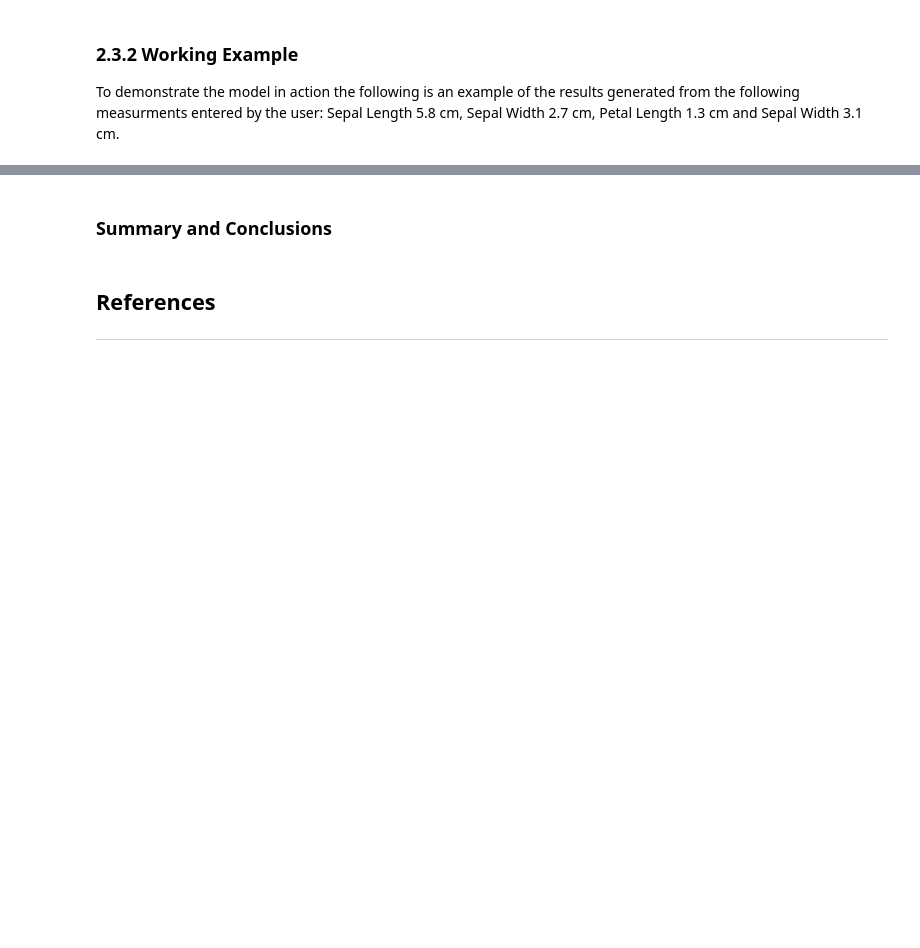
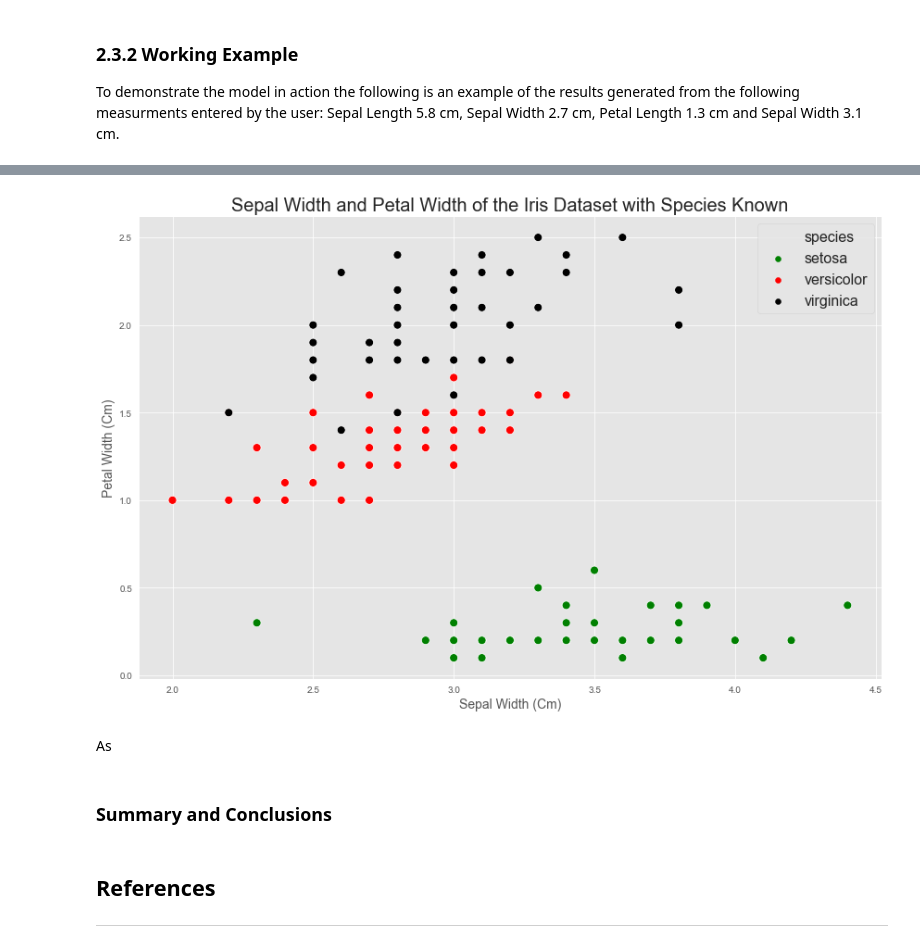
Before and after one commit to JPLee01/Machine_Learning_and_Statistics, a Jupyter notebook: scikit-learn.ipynb, the cells around one changed output, grey strips where cells are left out. Drawn from its saved outputs; the diff is of its cells as text; code cells hidden in the pictures; blank space fills up the shorter version.

```diff
--- a/scikit-learn.ipynb
+++ b/scikit-learn.ipynb
@@ -923,3 +979,16 @@ K-means has many applications in the real world including; Recommendation Engine
+# %%
+sns.scatterplot(x="sepal width (cm)", y="petal width (cm)", hue="species", palette=['green','red','black'], data=df, s=80)
+plt.xlabel("Sepal Width (Cm)", fontsize=14)
+plt.ylabel("Petal Width (Cm)", fontsize=14)
+plt.legend(loc='best', fontsize=16)
+plt.title("Sepal Width and Petal Width of the Iris Dataset with Species Known", fontsize=20)
+plt.tight_layout()
+#plt.savefig("Visualisations/Scatter Plot depicting the relationship between Petal Length and Petal Width of each of the Species.png")
+plt.show()
+# %% [output]
+[figure, added]
+# %% [markdown]
+As
 # %% [markdown]
 ### Summary and Conclusions
 # %% [markdown]
```
Also changed, not shown: parts of 18 cells of this notebook.
